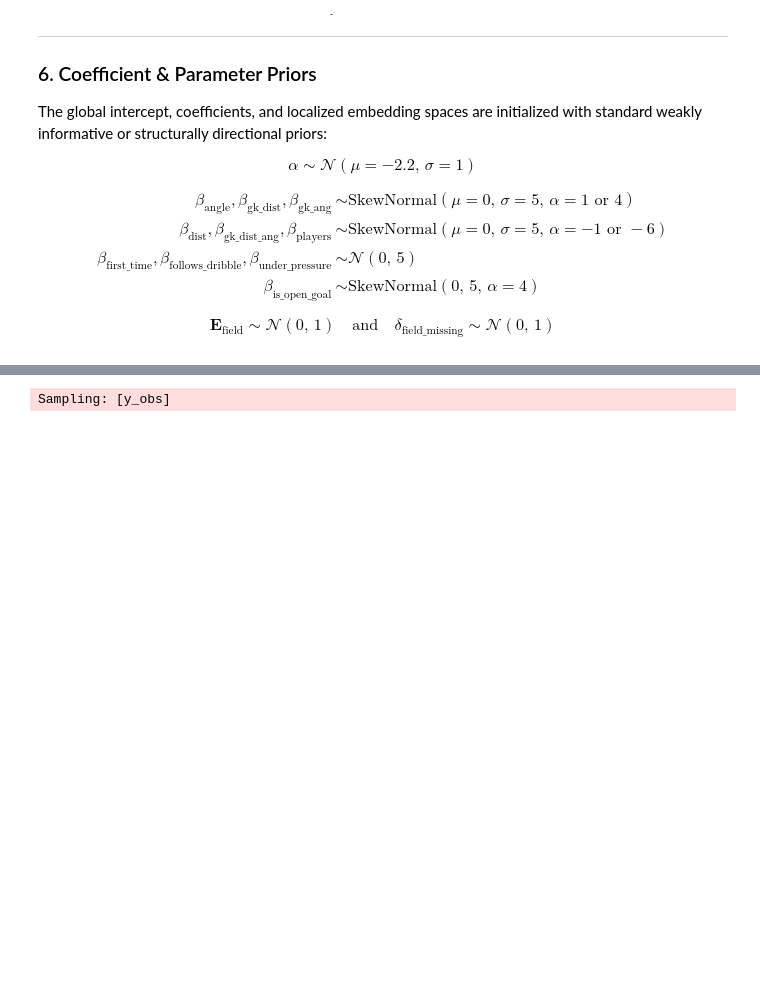
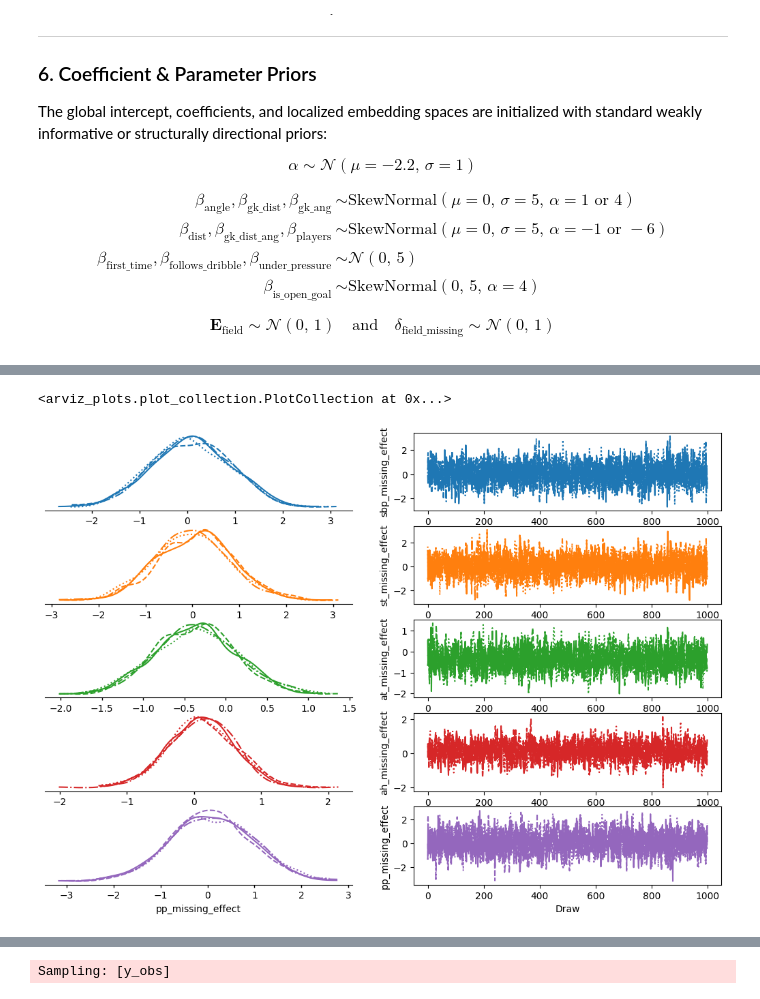
Before and after one commit to addybrown/DataScienceProjects, a Jupyter notebook: BayesianXgModel/BayesianXgModel.ipynb, the cells around one changed output, grey strips where cells are left out. Cells and saved outputs as stored; diff of their text form; code cells hidden in the pictures; blank space fills up the shorter version.

```diff
--- a/BayesianXgModel/BayesianXgModel.ipynb
+++ b/BayesianXgModel/BayesianXgModel.ipynb
@@ -1034,0 +1118,16 @@ Estimated Time to Completion: now
+# %%
+var_names = [
+  'sbp_missing_effect',
+  'st_missing_effect',
+  'at_missing_effect',
+  'ah_missing_effect',
+  'pp_missing_effect',
+]
+
+az.plot_trace_dist(
+    idata,
+    var_names=var_names
+)
+# %% [output]
+<arviz_plots.plot_collection.PlotCollection at 0x...>
+[figure, added]
```
Also changed, not shown: parts of 27 cells of this notebook.
